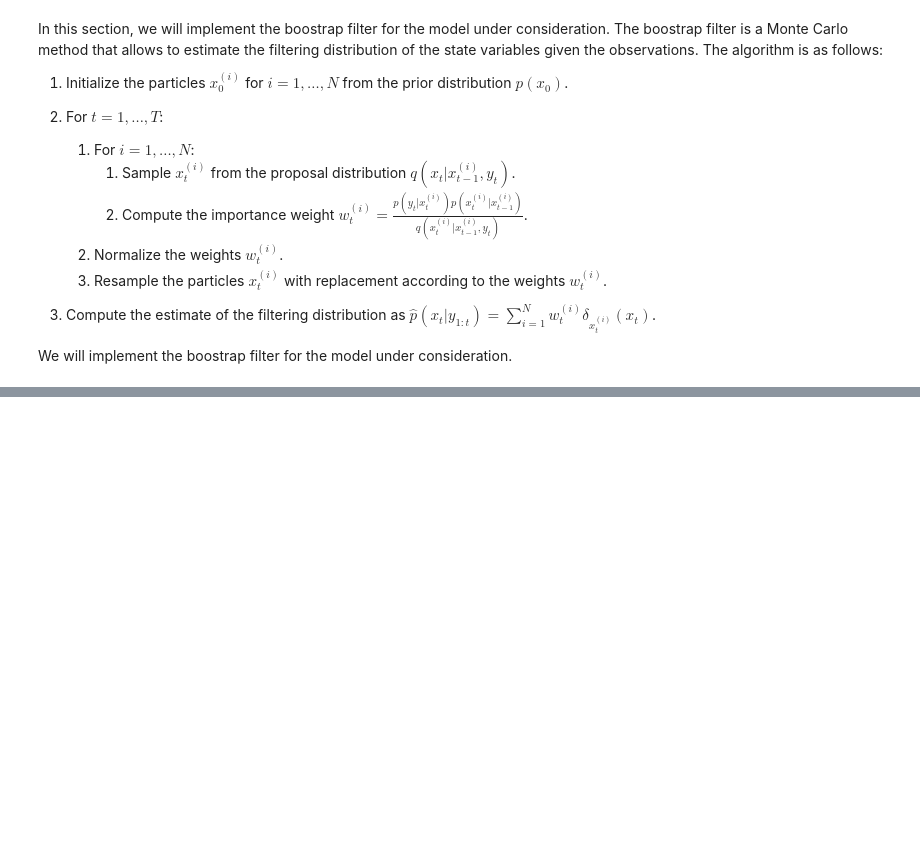
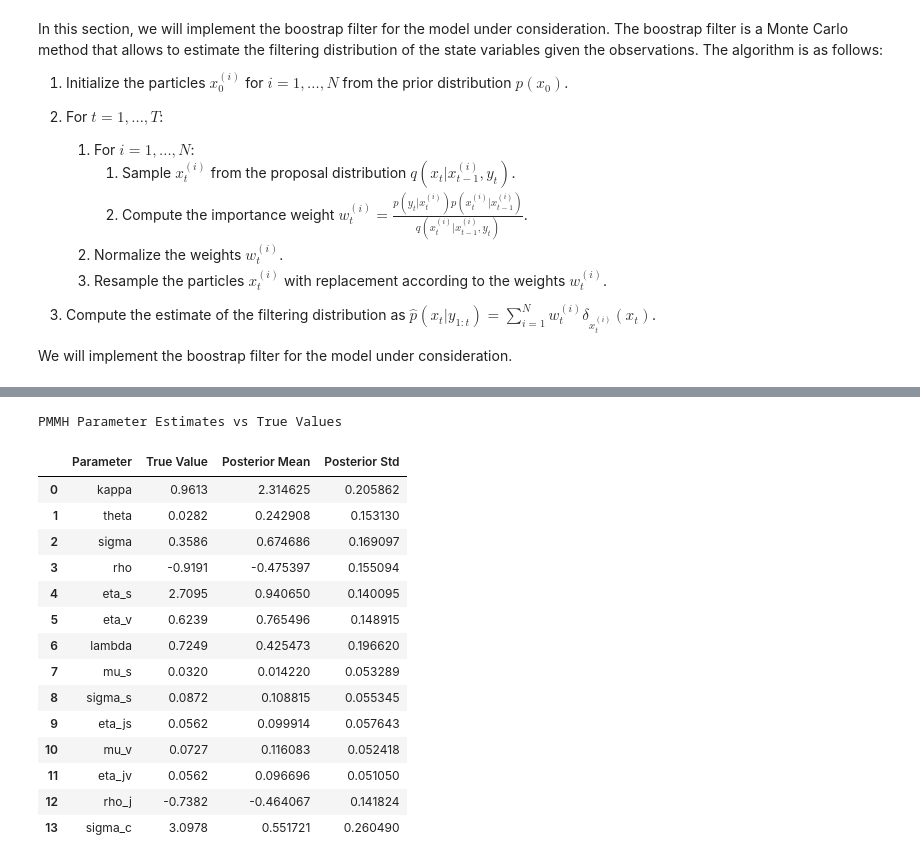
Before and after one commit to essalihanasse/ParticleMCMC, a Jupyter notebook: PMCMC_for_asset_pricing.ipynb, the cells around one changed output, grey strips where cells are left out. Cells and saved outputs as stored; diff of their text form; code cells hidden in the pictures; blank space fills up the shorter version.

```diff
--- a/PMCMC_for_asset_pricing.ipynb
+++ b/PMCMC_for_asset_pricing.ipynb
@@ -170,0 +484,60 @@ We will implement the boostrap filter for the model under consideration.
+# %%
+# Import necessary modules
+import pandas as pd
+
+# Define the PMMH algorithm with the parameters provided in the simulation
+pmmh = PMMH(num_particles=1000, num_iterations=500)  # Number of particles and iterations can be adjusted
+
+# Run the PMMH algorithm with the observed variance data (V)
+estimated_samples = pmmh.run(observations=V)
+
+# Extract posterior means and standard deviations for each parameter
+posterior_means = {param: np.mean([sample[param] for sample in estimated_samples]) for param in estimated_samples[0].keys()}
+posterior_stds = {param: np.std([sample[param] for sample in estimated_samples]) for param in estimated_samples[0].keys()}
+
+# True parameter values from the paper
+true_params = {
+    "kappa": 0.9613,
+    "theta": 0.0282,
+    "sigma": 0.3586,
+    "rho": -0.9191,
+    "eta_s": 2.7095,
+    "eta_v": 0.6239,
+    "lambda": 0.7249,
+    "mu_s": 0.0320,
+    "sigma_s": 0.0872,
+    "eta_js": 0.0562,
+    "mu_v": 0.0727,
+    "eta_jv": 0.0562,
+    "rho_j": -0.7382,
+    "sigma_c": 3.0978,
+}
+
+# Compare posterior means with true parameters
+comparison_df = pd.DataFrame({
+    "Parameter": true_params.keys(),
+    "True Value": true_params.values(),
+    "Posterior Mean": [posterior_means[key] for key in true_params.keys()],
+    "Posterior Std": [posterior_stds[key] for key in true_params.keys()],
+})
+
+# Print the DataFrame for inspection
+print("PMMH Parameter Estimates vs True Values")
+display(comparison_df)
+# %% [output]
+PMMH Parameter Estimates vs True Values
+|  | Parameter | True Value | Posterior Mean | Posterior Std |
+| 0 | kappa | 0.9613 | 2.314625 | 0.205862 |
+| 1 | theta | 0.0282 | 0.242908 | 0.153130 |
+| 2 | sigma | 0.3586 | 0.674686 | 0.169097 |
+| 3 | rho | -0.9191 | -0.475397 | 0.155094 |
+| 4 | eta_s | 2.7095 | 0.940650 | 0.140095 |
+| 5 | eta_v | 0.6239 | 0.765496 | 0.148915 |
+| 6 | lambda | 0.7249 | 0.425473 | 0.196620 |
+| 7 | mu_s | 0.0320 | 0.014220 | 0.053289 |
+| 8 | sigma_s | 0.0872 | 0.108815 | 0.055345 |
+| 9 | eta_js | 0.0562 | 0.099914 | 0.057643 |
+| 10 | mu_v | 0.0727 | 0.116083 | 0.052418 |
+| 11 | eta_jv | 0.0562 | 0.096696 | 0.051050 |
+| 12 | rho_j | -0.7382 | -0.464067 | 0.141824 |
+| 13 | sigma_c | 3.0978 | 0.551721 | 0.260490 |
```
Also changed, not shown: parts of 14 cells of this notebook, 3 other files.
